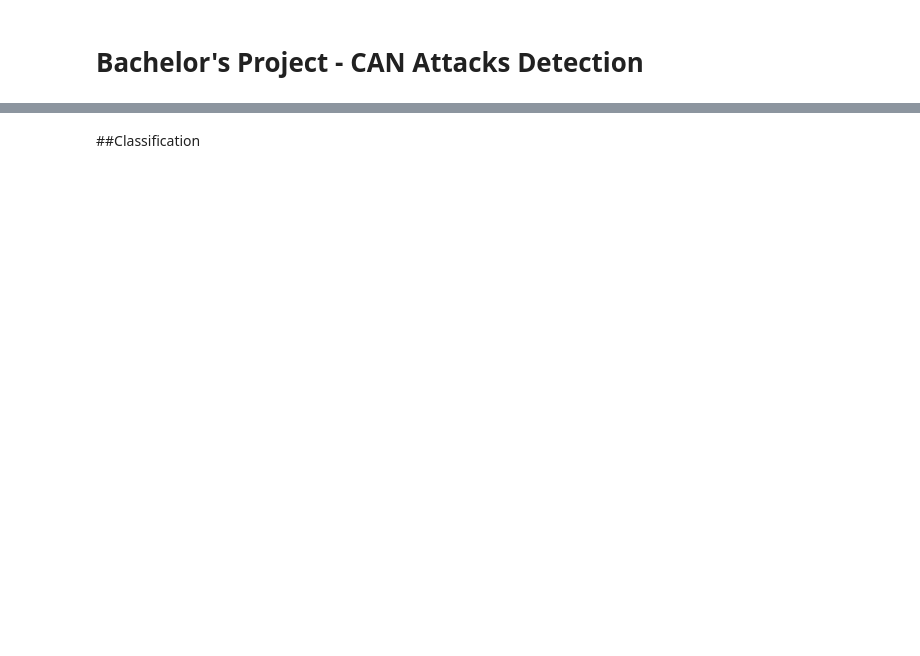
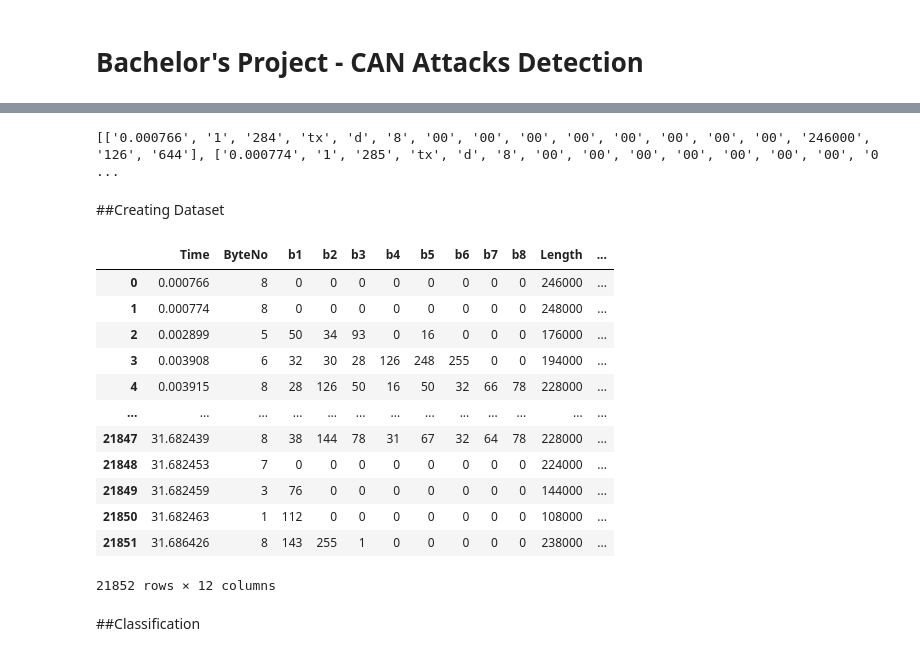
Before and after one commit to nicoletavoinea/BachelorProject, a Jupyter notebook: bachelor_project/GoogleColab/CANAttacksDetection.ipynb, the cells around one changed output, grey strips where cells are left out. Cells and saved outputs as stored; diff of their text form; code cells hidden in the pictures; blank space fills up the shorter version.

```diff
--- a/bachelor_project/GoogleColab/CANAttacksDetection.ipynb
+++ b/bachelor_project/GoogleColab/CANAttacksDetection.ipynb
@@ -248,0 +9,14 @@ Data length:2714060
+# %%
+with open('output.txt') as f:
+    output = f.read()
+output=output.lower()
+output=output.splitlines()
+labels=[]
+for line in output:
+  if "not" in line:
+    labels.append('not intrusion')
+  else:
+    labels.append('intrusion')
+
+labels[1000:1010]
+print(len(labels))
@@ -248,0 +27,17 @@ Data length:2714060
+# %%
+with open('trace.asc') as f:
+    trace = f.read()
+trace=trace.lower()
+trace=trace.splitlines()
+trace=trace[5:]
+data=[]
+for line in trace:
+  line=line.replace("length","")
+  line=line.replace("=","")
+  line=line.replace("bitcount","")
+  line=line.replace("id","")
+  if "error" not in line:
+    data.append(line)
+
+data[1000:1010]
+print(len(data))
@@ -248,0 +66,16 @@ Data length:2714060
+# %%
+temp=[]
+for line in data:
+  line=line.split()
+  message_length=int(line[5])
+  if(message_length<8):
+    for i in range(8-message_length):
+      line.insert(6+message_length+i,'00')
+  temp.append(line)
+data=temp
+
+print(data[:5])
+# %% [output]
+[['0.000766', '1', '284', 'tx', 'd', '8', '00', '00', '00', '00', '00', '00', '00', '00', '246000', '126', '644'], ['0.000774', '1', '285', 'tx', 'd', '8', '00', '00', '00', '00', '00', '00', '00', '0 ...
+# %% [markdown]
+##Creating Dataset
@@ -248,0 +85,26 @@ Data length:2714060
+# %%
+data = pd.DataFrame(data, columns=['Time', 'Channel','ID_Hex','Type','???','ByteNo','b1','b2','b3','b4','b5','b6','b7','b8','Length','Bitcount','ID'])
+data=data.drop('Channel',axis=1)
+data=data.drop('???',axis=1)
+data=data.drop('ID_Hex',axis=1)
+data=data.drop('Type',axis=1)
+data=data.drop('Bitcount',axis=1)
+data[['b1','b2','b3','b4','b5','b6','b7','b8']]=data[['b1','b2','b3','b4','b5','b6','b7','b8']].applymap(lambda x: int(x, 16))
+data[['ByteNo','Length','ID']]=data[['ByteNo','Length','ID']].applymap(lambda x:int(x,10))
+data['Time']=data['Time'].astype(float)
+# %%
+data
+# %% [output]
+|  | Time | ByteNo | b1 | b2 | b3 | b4 | b5 | b6 | b7 | b8 | Length | ... |
+| 0 | 0.000766 | 8 | 0 | 0 | 0 | 0 | 0 | 0 | 0 | 0 | 246000 | ... |
+| 1 | 0.000774 | 8 | 0 | 0 | 0 | 0 | 0 | 0 | 0 | 0 | 248000 | ... |
+| 2 | 0.002899 | 5 | 50 | 34 | 93 | 0 | 16 | 0 | 0 | 0 | 176000 | ... |
+| 3 | 0.003908 | 6 | 32 | 30 | 28 | 126 | 248 | 255 | 0 | 0 | 194000 | ... |
+| 4 | 0.003915 | 8 | 28 | 126 | 50 | 16 | 50 | 32 | 66 | 78 | 228000 | ... |
+| ... | ... | ... | ... | ... | ... | ... | ... | ... | ... | ... | ... | ... |
+| 21847 | 31.682439 | 8 | 38 | 144 | 78 | 31 | 67 | 32 | 64 | 78 | 228000 | ... |
+| 21848 | 31.682453 | 7 | 0 | 0 | 0 | 0 | 0 | 0 | 0 | 0 | 224000 | ... |
+| 21849 | 31.682459 | 3 | 76 | 0 | 0 | 0 | 0 | 0 | 0 | 0 | 144000 | ... |
+| 21850 | 31.682463 | 1 | 112 | 0 | 0 | 0 | 0 | 0 | 0 | 0 | 108000 | ... |
+| 21851 | 31.686426 | 8 | 143 | 255 | 1 | 0 | 0 | 0 | 0 | 0 | 238000 | ... |
+21852 rows × 12 columns
```
Also changed, not shown: parts of 77 cells of this notebook.
